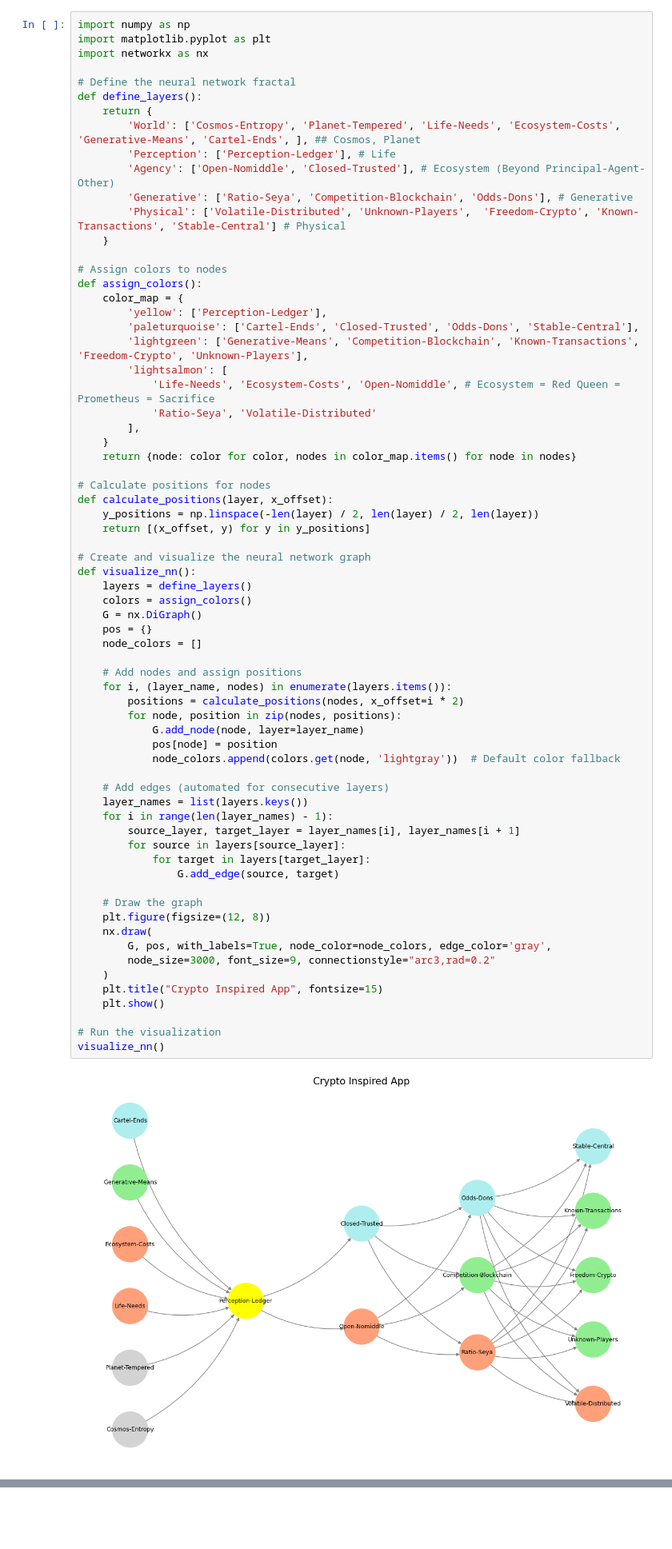
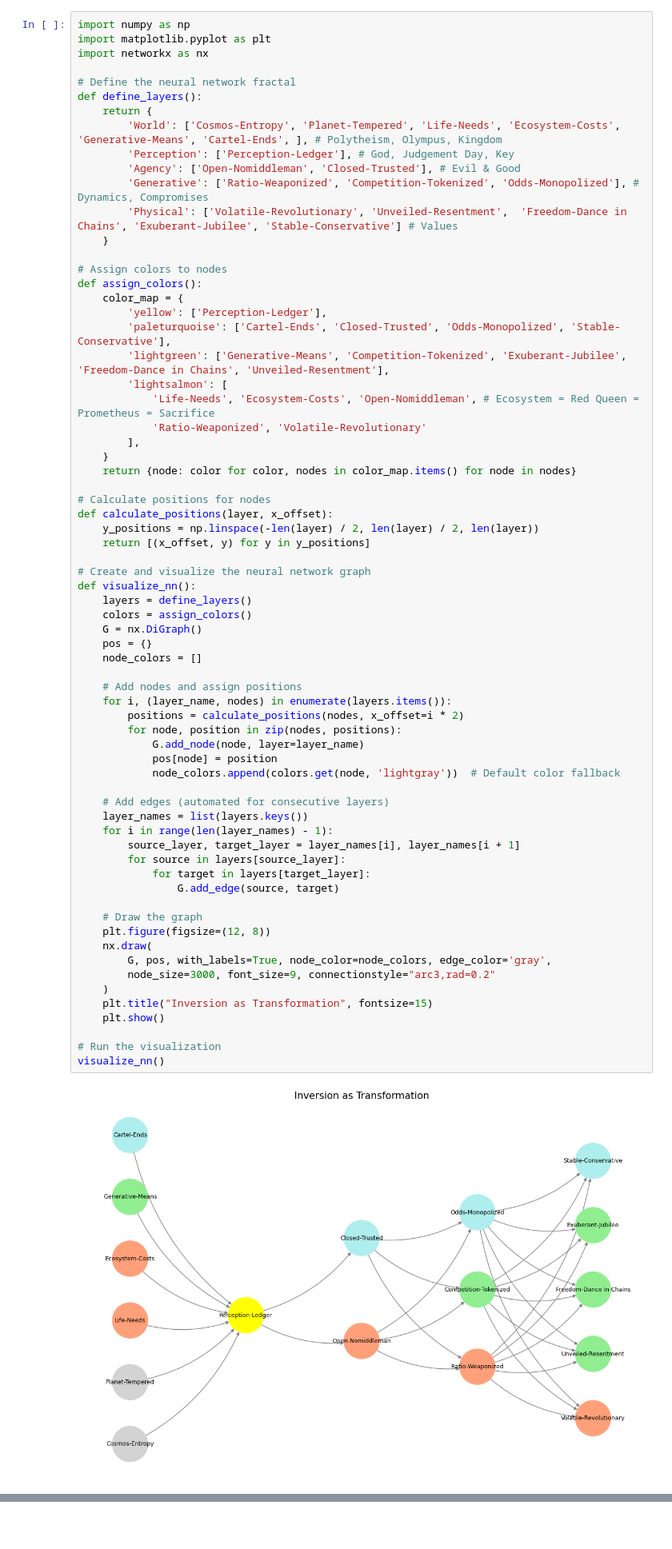
Before and after one commit to abikesa/ai, a Jupyter notebook: _sources/act3/part2/part2_2.ipynb, the cells around one changed output, grey strips where cells are left out. Shown at 80% size. Drawn from its saved outputs; the diff is of its cells as text.

````diff
--- a/_sources/act3/part2/part2_2.ipynb
+++ b/_sources/act3/part2/part2_2.ipynb
@@ -50,22 +50,22 @@ import networkx as nx
 # Define the neural network fractal
 def define_layers():
     return {
-        'World': ['Cosmos-Entropy', 'Planet-Tempered', 'Life-Needs', 'Ecosystem-Costs', 'Generative-Means', 'Cartel-Ends', ], ## Cosmos, Planet
-        'Perception': ['Perception-Ledger'], # Life
-        'Agency': ['Open-Nomiddle', 'Closed-Trusted'], # Ecosystem (Beyond Principal-Agent-Other)
-        'Generative': ['Ratio-Seya', 'Competition-Blockchain', 'Odds-Dons'], # Generative
-        'Physical': ['Volatile-Distributed', 'Unknown-Players',  'Freedom-Crypto', 'Known-Transactions', 'Stable-Central'] # Physical
+        'World': ['Cosmos-Entropy', 'Planet-Tempered', 'Life-Needs', 'Ecosystem-Costs', 'Generative-Means', 'Cartel-Ends', ], # Polytheism, Olympus, Kingdom
+        'Perception': ['Perception-Ledger'], # God, Judgement Day, Key
+        'Agency': ['Open-Nomiddleman', 'Closed-Trusted'], # Evil & Good
+        'Generative': ['Ratio-Weaponized', 'Competition-Tokenized', 'Odds-Monopolized'], # Dynamics, Compromises
+        'Physical': ['Volatile-Revolutionary', 'Unveiled-Resentment',  'Freedom-Dance in Chains', 'Exuberant-Jubilee', 'Stable-Conservative'] # Values
     }
 
 # Assign colors to nodes
 def assign_colors():
     color_map = {
         'yellow': ['Perception-Ledger'],
-        'paleturquoise': ['Cartel-Ends', 'Closed-Trusted', 'Odds-Dons', 'Stable-Central'],
-        'lightgreen': ['Generative-Means', 'Competition-Blockchain', 'Known-Transactions', 'Freedom-Crypto', 'Unknown-Players'],
+        'paleturquoise': ['Cartel-Ends', 'Closed-Trusted', 'Odds-Monopolized', 'Stable-Conservative'],
+        'lightgreen': ['Generative-Means', 'Competition-Tokenized', 'Exuberant-Jubilee', 'Freedom-Dance in Chains', 'Unveiled-Resentment'],
         'lightsalmon': [
-            'Life-Needs', 'Ecosystem-Costs', 'Open-Nomiddle', # Ecosystem = Red Queen = Prometheus = Sacrifice
-            'Ratio-Seya', 'Volatile-Distributed'
+            'Life-Needs', 'Ecosystem-Costs', 'Open-Nomiddleman', # Ecosystem = Red Queen = Prometheus = Sacrifice
+            'Ratio-Weaponized', 'Volatile-Revolutionary'
         ],
     }
     return {node: color for color, nodes in color_map.items() for node in nodes}
@@ -83,35 +83,35 @@ def visualize_nn():
     pos = {}
     node_colors = []
 
     # Add nodes and assign positions
     for i, (layer_name, nodes) in enumerate(layers.items()):
         positions = calculate_positions(nodes, x_offset=i * 2)
         for node, position in zip(nodes, positions):
             G.add_node(node, layer=layer_name)
             pos[node] = position
             node_colors.append(colors.get(node, 'lightgray'))  # Default color fallback
 
     # Add edges (automated for consecutive layers)
     layer_names = list(layers.keys())
     for i in range(len(layer_names) - 1):
         source_layer, target_layer = layer_names[i], layer_names[i + 1]
         for source in layers[source_layer]:
             for target in layers[target_layer]:
                 G.add_edge(source, target)
 
     # Draw the graph
     plt.figure(figsize=(12, 8))
     nx.draw(
         G, pos, with_labels=True, node_color=node_colors, edge_color='gray',
         node_size=3000, font_size=9, connectionstyle="arc3,rad=0.2"
     )
-    plt.title("Crypto Inspired App", fontsize=15)
+    plt.title("Inversion as Transformation", fontsize=15)
     plt.show()
 
 # Run the visualization
 visualize_nn()
 # %% [output]
-[figure, old version]
+[figure, new version]
 # %% [markdown]
 ```{figure} ../../figures/blanche.*
 ---
````
Also changed, not shown: 26 other files.
